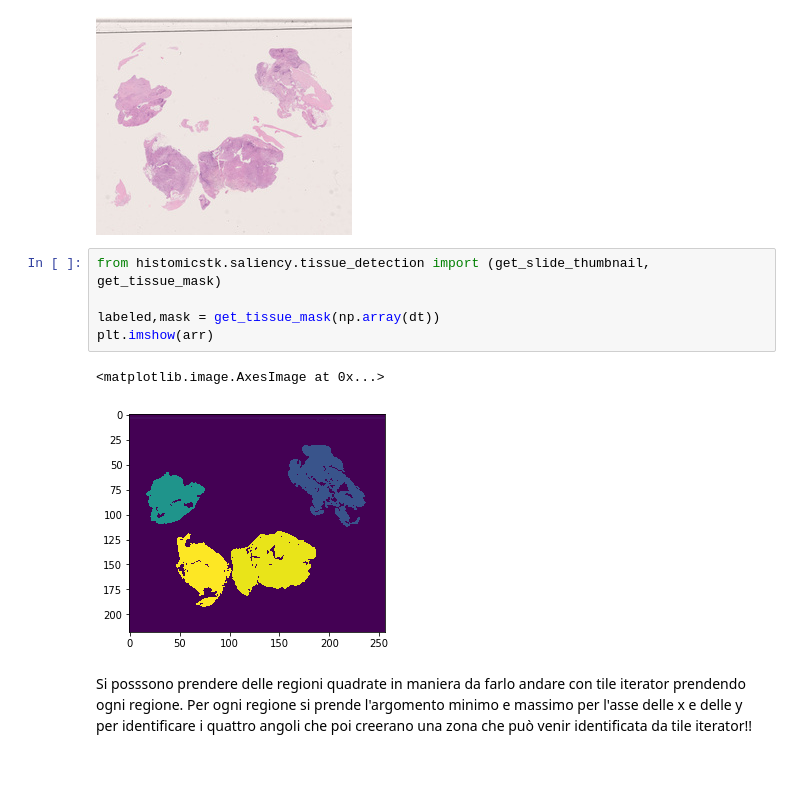
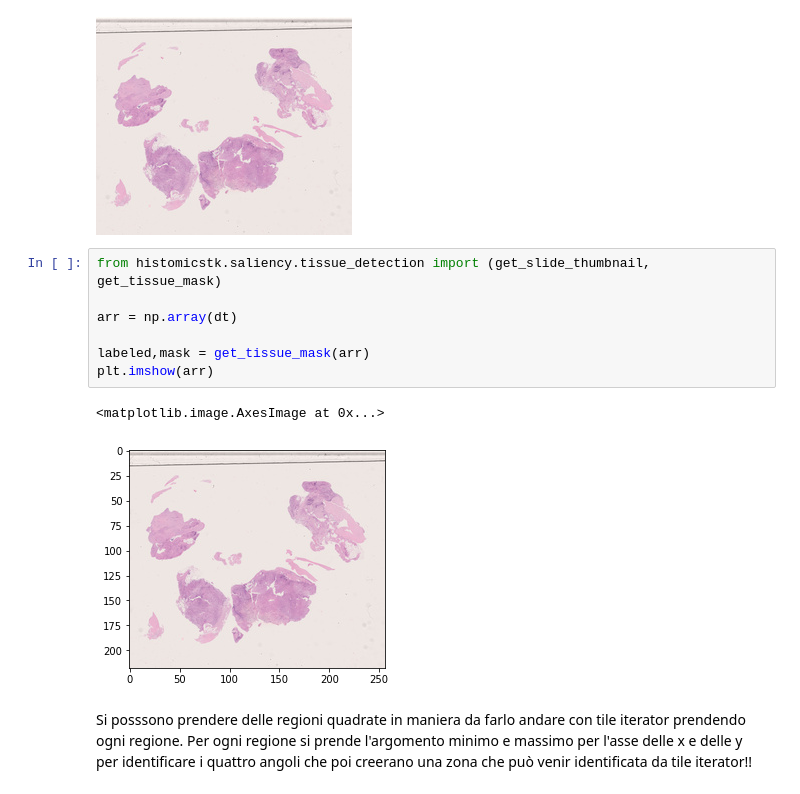
Before and after one commit to davibuss/Bioinformatics, a Jupyter notebook: PatientNet.ipynb, the cells around one changed output. Cells and saved outputs as stored; diff of their text form.

```diff
--- a/PatientNet.ipynb
+++ b/PatientNet.ipynb
@@ -209,10 +204,12 @@ dt
 # %%
 from histomicstk.saliency.tissue_detection import (get_slide_thumbnail, get_tissue_mask)
 
-labeled,mask = get_tissue_mask(np.array(dt))
+arr = np.array(dt)
+
+labeled,mask = get_tissue_mask(arr)
 plt.imshow(arr)
 # %% [output]
 <matplotlib.image.AxesImage at 0x...>
-[figure, old version]
+[figure, new version]
 # %% [markdown]
 Si posssono prendere delle regioni quadrate in maniera da farlo andare con tile iterator prendendo ogni regione. Per ogni regione si prende l'argomento minimo e massimo per l'asse delle x e delle y per identificare i quattro angoli che poi creerano una zona che può venir identificata da tile iterator!!
```
Also changed, not shown: parts of 13 cells of this notebook.
